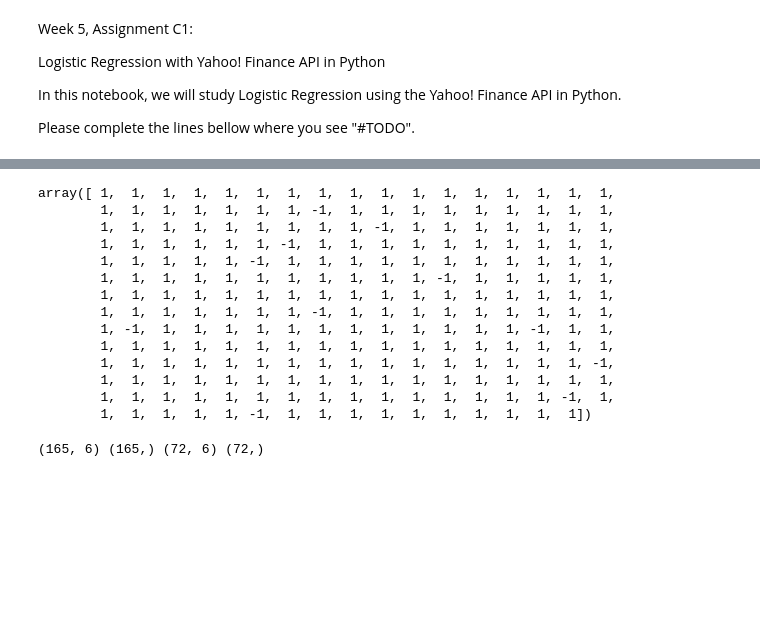
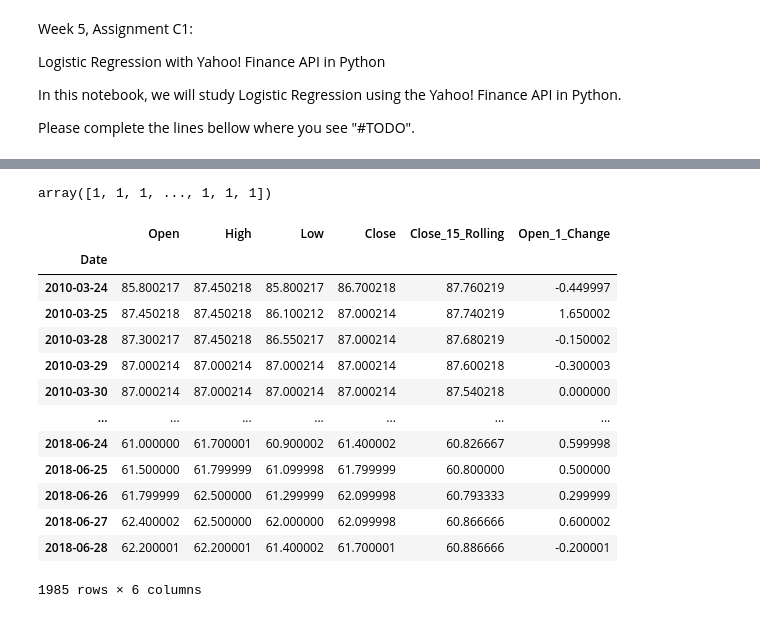
Before and after one commit to Norashafiq/fintech3, a Jupyter notebook: Logistic Regression with Yahoo! Finance API in Python.ipynb, the cells around one changed output, grey strips where cells are left out. Drawn from its saved outputs; the diff is of its cells as text; code cells hidden in the pictures; blank space fills up the shorter version.

```diff
--- a/Logistic Regression with Yahoo! Finance API in Python.ipynb
+++ b/Logistic Regression with Yahoo! Finance API in Python.ipynb
@@ -96,24 +96,11 @@ X
 #than subtracting yesterday's price from today's price).  Store the resulting values as the new variable "y".  You
 #may find the "np.where(*args)" function to be useful.  Look it up in Numpy documentation for support.
 
-y = np.where(df['Open'].shift(1) - df['Open'], 1, - 1)
+y = np.where(df['Close'].shift(-1) - df['Close'] < 0, -1, 1)
 y
 #TODO
 # %% [output]
-array([ 1,  1,  1,  1,  1,  1,  1,  1,  1,  1,  1,  1,  1,  1,  1,  1,  1,
-        1,  1,  1,  1,  1,  1,  1, -1,  1,  1,  1,  1,  1,  1,  1,  1,  1,
-        1,  1,  1,  1,  1,  1,  1,  1,  1, -1,  1,  1,  1,  1,  1,  1,  1,
-        1,  1,  1,  1,  1,  1, -1,  1,  1,  1,  1,  1,  1,  1,  1,  1,  1,
-        1,  1,  1,  1,  1, -1,  1,  1,  1,  1,  1,  1,  1,  1,  1,  1,  1,
-        1,  1,  1,  1,  1,  1,  1,  1,  1,  1,  1, -1,  1,  1,  1,  1,  1,
-        1,  1,  1,  1,  1,  1,  1,  1,  1,  1,  1,  1,  1,  1,  1,  1,  1,
-        1,  1,  1,  1,  1,  1,  1, -1,  1,  1,  1,  1,  1,  1,  1,  1,  1,
-        1, -1,  1,  1,  1,  1,  1,  1,  1,  1,  1,  1,  1,  1, -1,  1,  1,
-        1,  1,  1,  1,  1,  1,  1,  1,  1,  1,  1,  1,  1,  1,  1,  1,  1,
-        1,  1,  1,  1,  1,  1,  1,  1,  1,  1,  1,  1,  1,  1,  1,  1, -1,
-        1,  1,  1,  1,  1,  1,  1,  1,  1,  1,  1,  1,  1,  1,  1,  1,  1,
-        1,  1,  1,  1,  1,  1,  1,  1,  1,  1,  1,  1,  1,  1,  1, -1,  1,
-        1,  1,  1,  1,  1, -1,  1,  1,  1,  1,  1,  1,  1,  1,  1,  1])
+array([1, 1, 1, ..., 1, 1, 1])
 # %%
 #Objective 6.
 #Split the data into training and test sets, putting the first seventy percent (70%) of the data in the training
@@ -121,7 +108,21 @@ array([ 1,  1,  1,  1,  1,  1,  1,  1,  1,  1,  1,  1,  1,  1,  1,  1,  1,
 
 index = int(0.7*len(X))
 X_train, X_test, y_train, y_test = X[:index], X[index:], y[:index], y[index:]
-print(X_train.shape, y_train.shape, X_test.shape, y_test.shape)
 #TODO
-# %% [output]
-(165, 6) (165,) (72, 6) (72,)
+# %%
+X_train
+# %% [output]
+|  | Open | High | Low | Close | Close_15_Rolling | Open_1_Change |
+| Date |  |  |  |  |  |  |
+| 2010-03-24 | 85.800217 | 87.450218 | 85.800217 | 86.700218 | 87.760219 | -0.449997 |
+| 2010-03-25 | 87.450218 | 87.450218 | 86.100212 | 87.000214 | 87.740219 | 1.650002 |
+| 2010-03-28 | 87.300217 | 87.450218 | 86.550217 | 87.000214 | 87.680219 | -0.150002 |
+| 2010-03-29 | 87.000214 | 87.000214 | 87.000214 | 87.000214 | 87.600218 | -0.300003 |
+| 2010-03-30 | 87.000214 | 87.000214 | 87.000214 | 87.000214 | 87.540218 | 0.000000 |
+| ... | ... | ... | ... | ... | ... | ... |
+| 2018-06-24 | 61.000000 | 61.700001 | 60.900002 | 61.400002 | 60.826667 | 0.599998 |
+| 2018-06-25 | 61.500000 | 61.799999 | 61.099998 | 61.799999 | 60.800000 | 0.500000 |
+| 2018-06-26 | 61.799999 | 62.500000 | 61.299999 | 62.099998 | 60.793333 | 0.299999 |
+| 2018-06-27 | 62.400002 | 62.500000 | 62.000000 | 62.099998 | 60.866666 | 0.600002 |
+| 2018-06-28 | 62.200001 | 62.200001 | 61.400002 | 61.700001 | 60.886666 | -0.200001 |
+1985 rows × 6 columns
```
Also changed, not shown: parts of 11 cells of this notebook.
